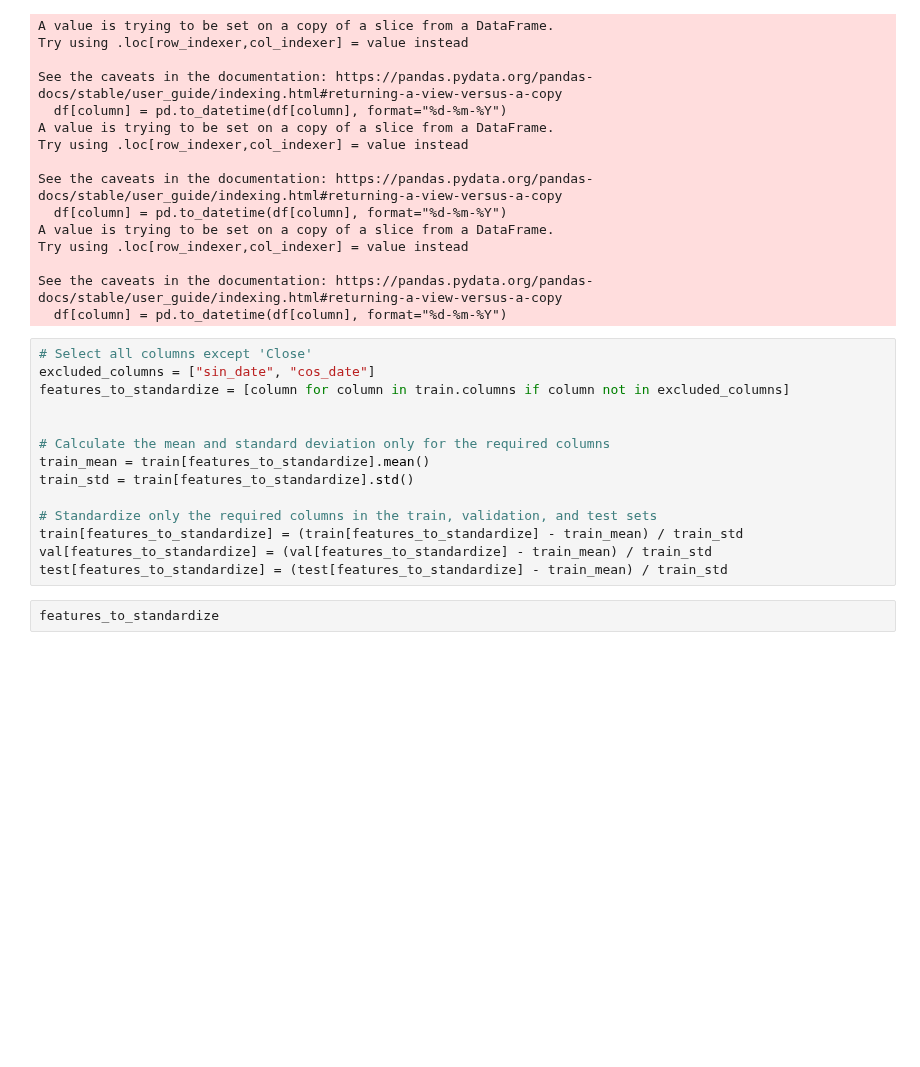
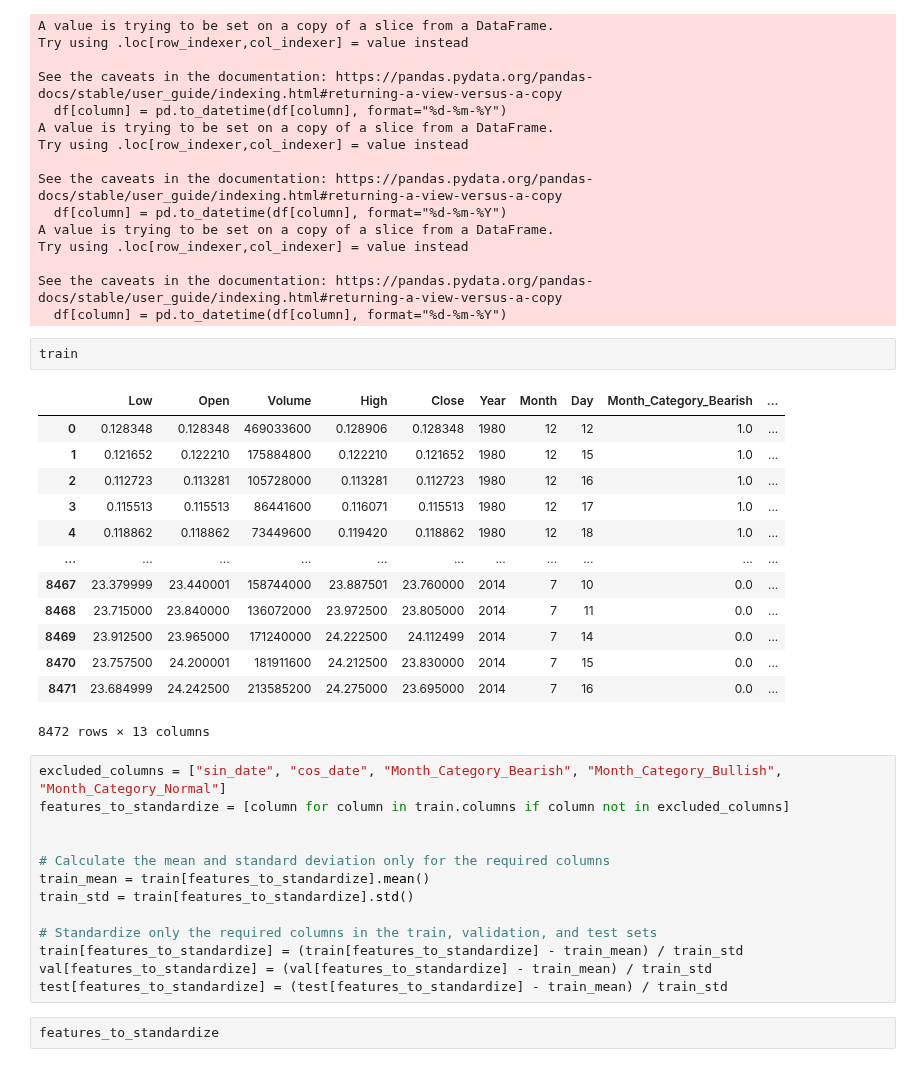
Before and after one commit to nicola-cecere/Stock_Market_TS_Prediction, a Jupyter notebook: models/LSTM_feature_enhanced.ipynb, the cells around one changed output. Drawn from its saved outputs; the diff is of its cells as text; blank space fills up the shorter version.

```diff
--- a/models/LSTM_feature_enhanced.ipynb
+++ b/models/LSTM_feature_enhanced.ipynb
@@ -59,9 +78,24 @@ Try using .loc[row_indexer,col_indexer] = value instead
 
 See the caveats in the documentation: https://pandas.pydata.org/pandas-docs/stable/user_guide/indexing.html#returning-a-view-versus-a-copy
   df[column] = pd.to_datetime(df[column], format="%d-%m-%Y")
+# %%
+train
+# %% [output]
+|  | Low | Open | Volume | High | Close | Year | Month | Day | Month_Category_Bearish | ... |
+| 0 | 0.128348 | 0.128348 | 469033600 | 0.128906 | 0.128348 | 1980 | 12 | 12 | 1.0 | ... |
+| 1 | 0.121652 | 0.122210 | 175884800 | 0.122210 | 0.121652 | 1980 | 12 | 15 | 1.0 | ... |
+| 2 | 0.112723 | 0.113281 | 105728000 | 0.113281 | 0.112723 | 1980 | 12 | 16 | 1.0 | ... |
+| 3 | 0.115513 | 0.115513 | 86441600 | 0.116071 | 0.115513 | 1980 | 12 | 17 | 1.0 | ... |
+| 4 | 0.118862 | 0.118862 | 73449600 | 0.119420 | 0.118862 | 1980 | 12 | 18 | 1.0 | ... |
+| ... | ... | ... | ... | ... | ... | ... | ... | ... | ... | ... |
+| 8467 | 23.379999 | 23.440001 | 158744000 | 23.887501 | 23.760000 | 2014 | 7 | 10 | 0.0 | ... |
+| 8468 | 23.715000 | 23.840000 | 136072000 | 23.972500 | 23.805000 | 2014 | 7 | 11 | 0.0 | ... |
+| 8469 | 23.912500 | 23.965000 | 171240000 | 24.222500 | 24.112499 | 2014 | 7 | 14 | 0.0 | ... |
+| 8470 | 23.757500 | 24.200001 | 181911600 | 24.212500 | 23.830000 | 2014 | 7 | 15 | 0.0 | ... |
+| 8471 | 23.684999 | 24.242500 | 213585200 | 24.275000 | 23.695000 | 2014 | 7 | 16 | 0.0 | ... |
+8472 rows × 13 columns
 # %%
-# Select all columns except 'Close'
-excluded_columns = ["sin_date", "cos_date"]
+excluded_columns = ["sin_date", "cos_date", "Month_Category_Bearish", "Month_Category_Bullish", "Month_Category_Normal"]
 features_to_standardize = [column for column in train.columns if column not in excluded_columns]
 
 
```
Also changed, not shown: parts of 9 cells of this notebook, 1 other file.
